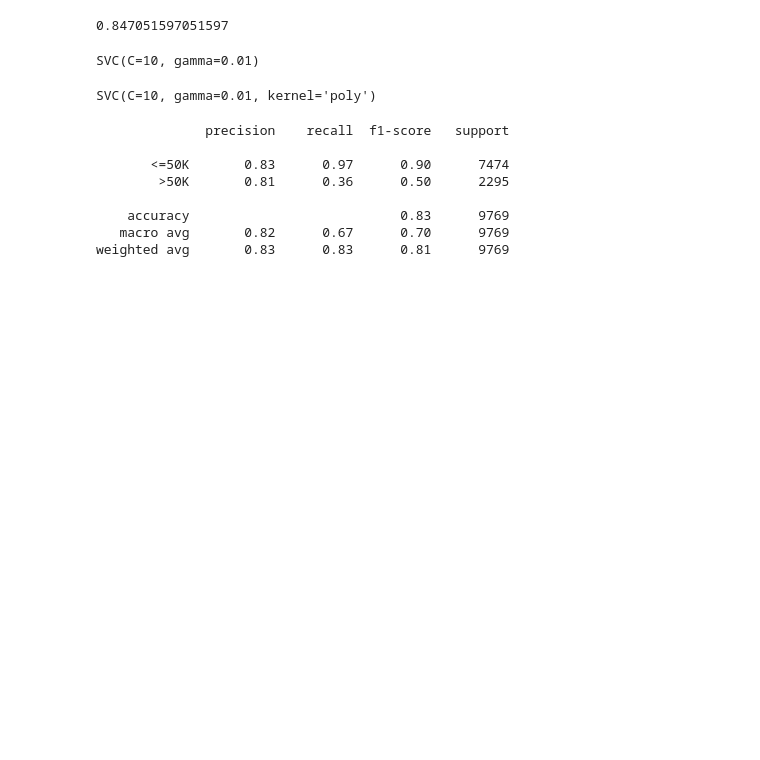
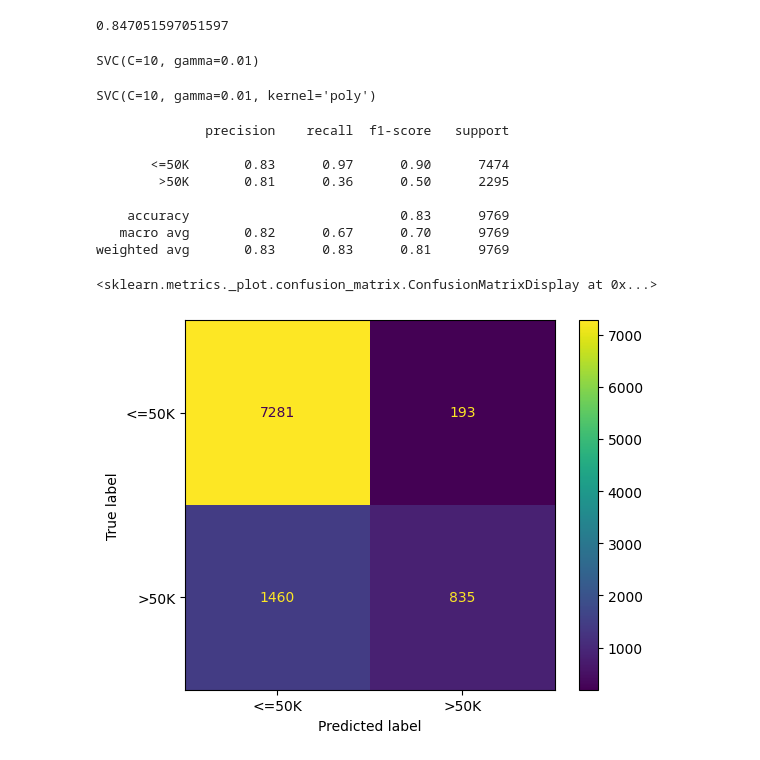
Before and after one commit to SiySr/EECS-3401-A2, a Jupyter notebook: A2-Siyan-Sriganeshan.ipynb, the cells around one changed output. Saved outputs shown, nothing was run; the diff lists cells and outputs as text; code cells hidden in the pictures; blank space fills up the shorter version.

```diff
--- a/A2-Siyan-Sriganeshan.ipynb
+++ b/A2-Siyan-Sriganeshan.ipynb
@@ -398,3 +385,10 @@ print(report)
     accuracy                           0.83      9769
    macro avg       0.82      0.67      0.70      9769
 weighted avg       0.83      0.83      0.81      9769
+# %%
+from sklearn.metrics import ConfusionMatrixDisplay
+
+ConfusionMatrixDisplay.from_predictions(y_test, y_predict)
+# %% [output]
+<sklearn.metrics._plot.confusion_matrix.ConfusionMatrixDisplay at 0x...>
+[figure, added]
```
Also changed, not shown: parts of 7 cells of this notebook.
